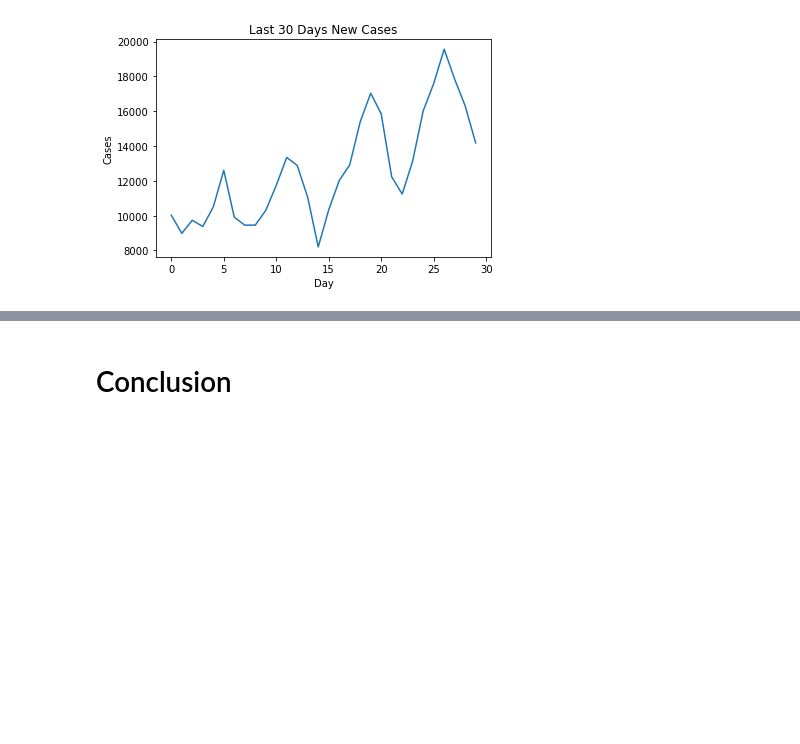
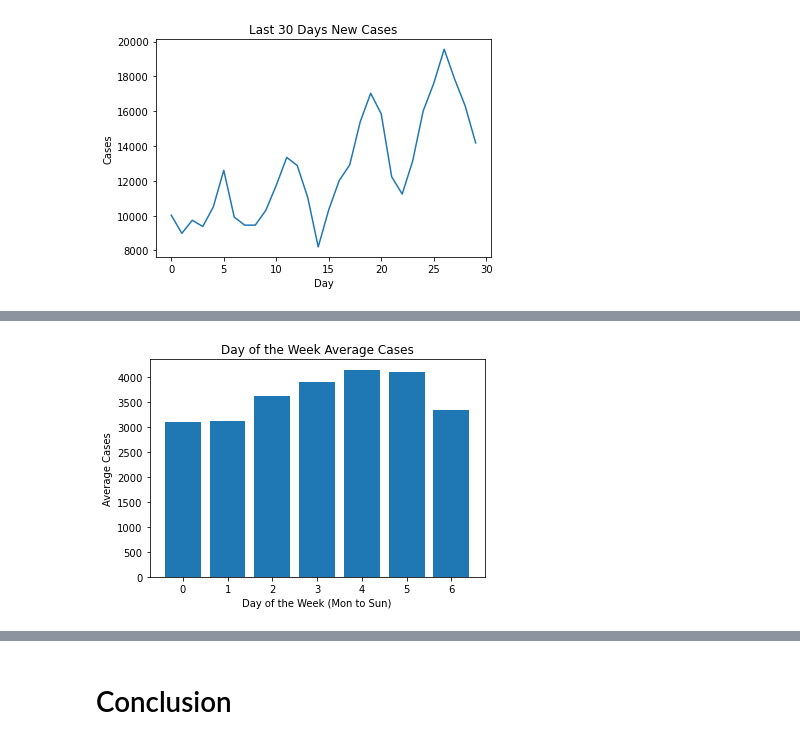
Before and after one commit to hon3g/data_analytics_2, a Jupyter notebook: Python/Mini_Project_Covid19_Data_Analysis.ipynb, the cells around one changed output, grey strips where cells are left out. Drawn from its saved outputs; the diff is of its cells as text; code cells hidden in the pictures; blank space fills up the shorter version.

```diff
--- a/Python/Mini_Project_Covid19_Data_Analysis.ipynb
+++ b/Python/Mini_Project_Covid19_Data_Analysis.ipynb
@@ -75,3 +75,8 @@ plt.ylabel('Cases')
 plt.show()
 # %% [output]
 [figure]
+# %%
+ny_df.loc[:, 'date'] = pd.to_datetime(ny_df.loc[:, 'date'])
+# %%
+ny_df['weekday'] = ny_df['date'].dt.dayofweek
+ny_df.head()
@@ -77,0 +90,3 @@ plt.show()
+# %%
+weekdays = ny_df.groupby('weekday')['new_cases'].mean().reset_index()
+weekdays
@@ -78,3 +102,11 @@ plt.show()
+# %%
+plt.bar(weekdays.iloc[:, 0], weekdays.iloc[:, 1])
+plt.title('Day of the Week Average Cases')
+plt.xlabel('Day of the Week (Mon to Sun)')
+plt.ylabel('Average Cases')
+plt.show()
+# %% [output]
+[figure, added]
 # %%
 import seaborn as sns
 
```
Also changed, not shown: parts of 6 cells of this notebook.
